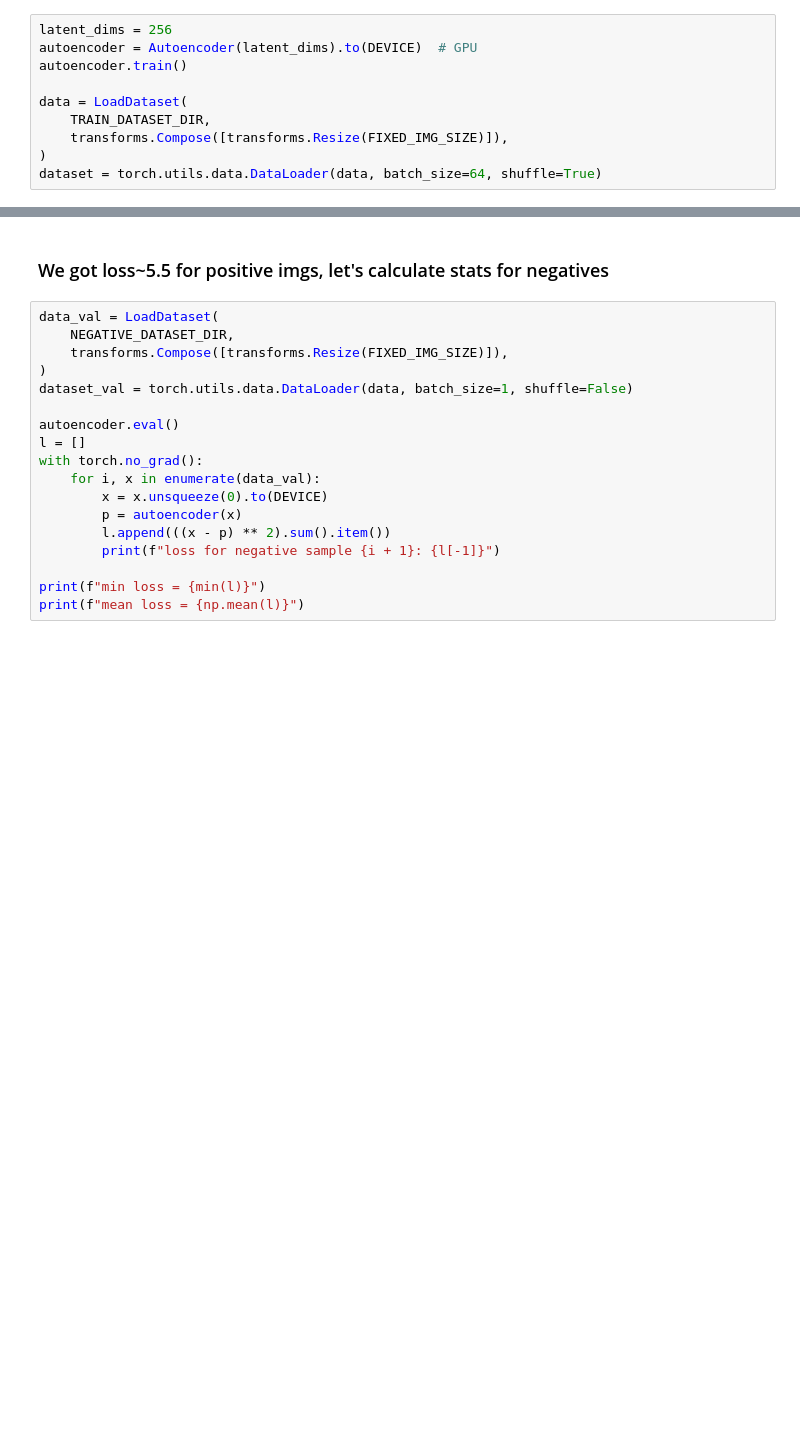
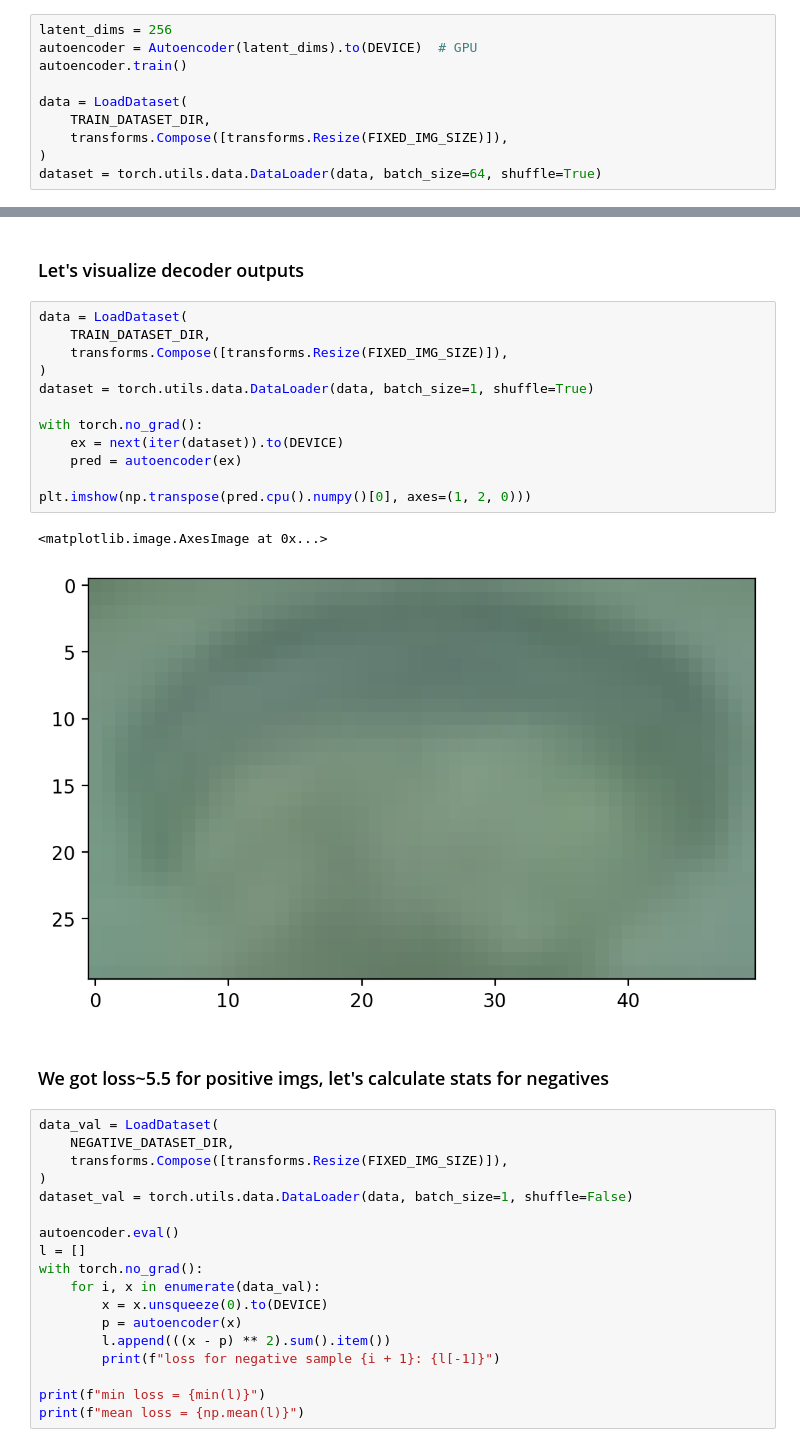
Before and after one commit to pavviaz/itmo_gan_course, a Jupyter notebook: part2.ipynb, the cells around one changed output, grey strips where cells are left out. Saved outputs shown, nothing was run; the diff lists cells and outputs as text; blank space fills up the shorter version.

```diff
--- a/part2.ipynb
+++ b/part2.ipynb
@@ -141,3 +145,20 @@ loss for 1 img on ep 50 = 5.487257849638629
+# %% [markdown]
+### Let's visualize decoder outputs
+# %%
+data = LoadDataset(
+    TRAIN_DATASET_DIR,
+    transforms.Compose([transforms.Resize(FIXED_IMG_SIZE)]),
+)
+dataset = torch.utils.data.DataLoader(data, batch_size=1, shuffle=True)
+
+with torch.no_grad():
+    ex = next(iter(dataset)).to(DEVICE)
+    pred = autoencoder(ex)
+
+plt.imshow(np.transpose(pred.cpu().numpy()[0], axes=(1, 2, 0)))
+# %% [output]
+<matplotlib.image.AxesImage at 0x...>
+[figure, added]
 # %% [markdown]
 ### We got loss~5.5 for positive imgs, let's calculate stats for negatives
 # %%
```
Also changed, not shown: parts of 4 cells of this notebook, 3 other files.
